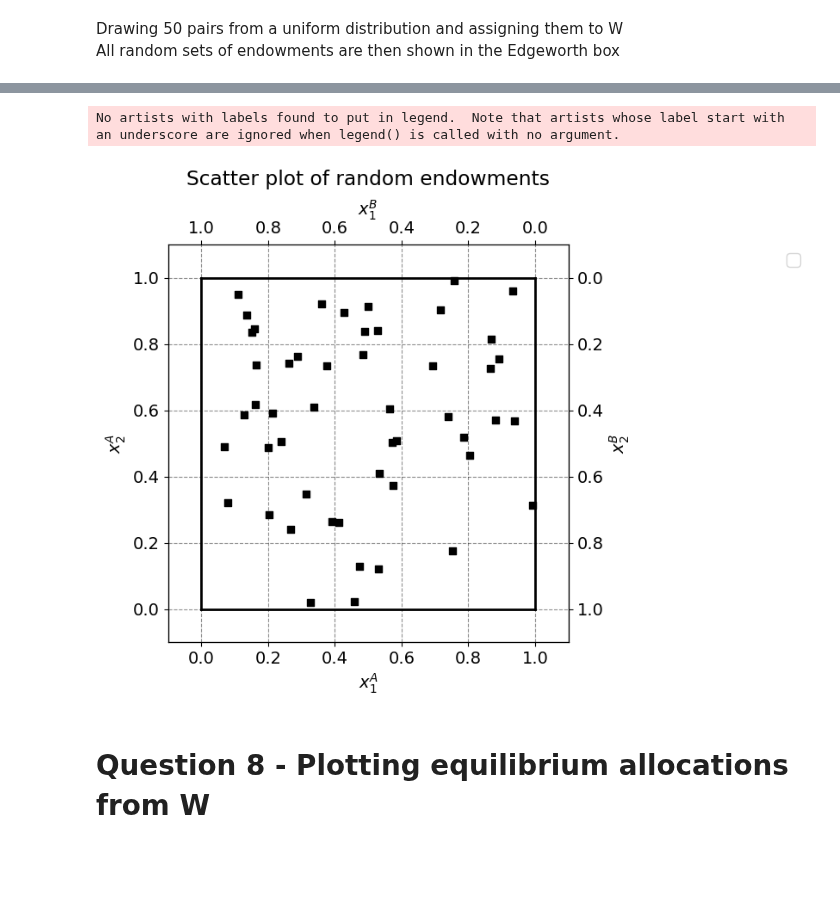
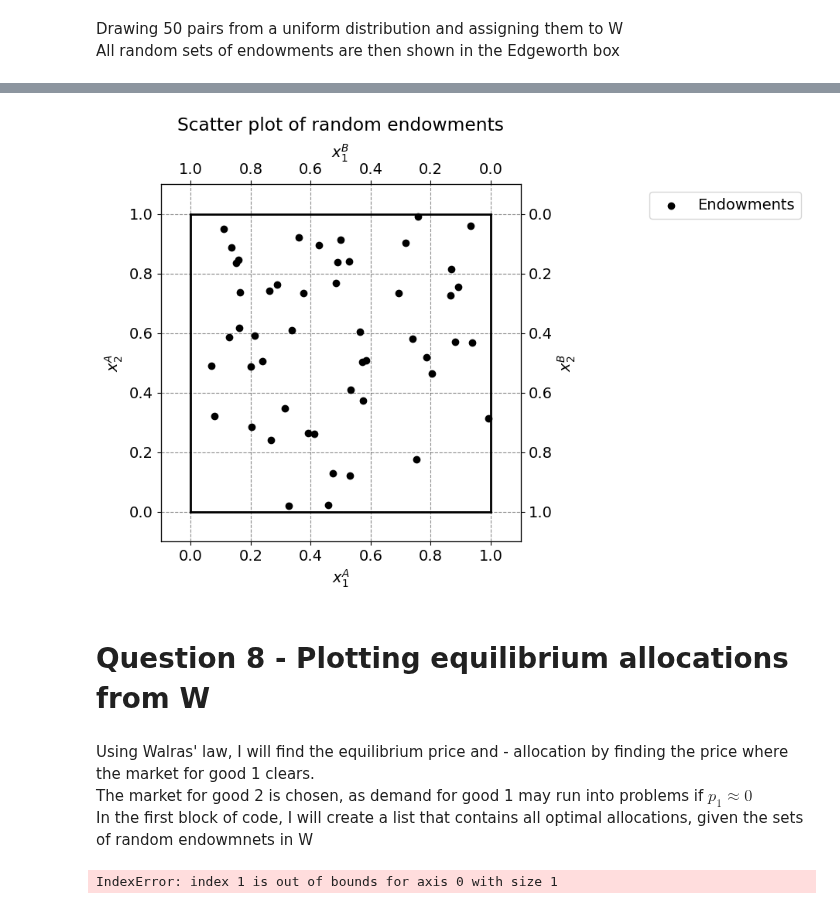
Before and after one commit to NumEconCopenhagen/projects-2024-kt, a Jupyter notebook: inauguralproject/inauguralproject.ipynb, the cells around one changed output, grey strips where cells are left out. Cells and saved outputs as stored; diff of their text form; code cells hidden in the pictures; blank space fills up the shorter version.

```diff
--- a/inauguralproject/inauguralproject.ipynb
+++ b/inauguralproject/inauguralproject.ipynb
@@ -435,16 +435,12 @@ When A chooses prices and consumes left over supply the utility share of aggrega
 Drawing 50 pairs from a uniform distribution and assigning them to W\
 All random sets of endowments are then shown in the Edgeworth box
 # %%
-# Seed and state ensures same output
-np.random.seed(2000)
-state = np.random.get_state()
-np.random.set_state(state)
-
+# Seed ensures same output
+seed = 2000
 S = 50
-q7_w1 = np.random.uniform(low=0, high=1, size=S)
-q7_w2 = np.random.uniform(low=0, high=1, size=S)
+np.random.seed(seed)
 W = []
 
-for i in range(S):
-    W.append([q7_w1[i],q7_w2[i]])
-    print(W[i])
+omega1 = np.random.uniform(low=0, high=1, size=S)
+omega2 = np.random.uniform(low=0, high=1, size=S)
+W = [[omega1[i], omega2[i]] for i in range(S)]
@@ -473,37 +451,64 @@ w2bar = 1.0
 
 # b. figure set up
 fig = plt.figure(frameon=False,figsize=(6,6), dpi=100)
 ax_A = fig.add_subplot(1, 1, 1)
 
 ax_A.set_xlabel("$x_1^A$")
 ax_A.set_ylabel("$x_2^A$")
 
 temp = ax_A.twinx()
 temp.set_ylabel("$x_2^B$")
 ax_B = temp.twiny()
 ax_B.set_xlabel("$x_1^B$")
 ax_B.invert_xaxis()
 ax_B.invert_yaxis()
 
 # Plotting random draws
-for w in W:
-    ax_A.scatter(w[0], w[1], marker = 's', color = 'black')
+ax_A.scatter([omega[0] for omega in W], [omega[1] for omega in W], label='Endowments', color='black')
 
 # limits
 ax_A.plot([0,w1bar],[0,0],lw=2,color='black')
 ax_A.plot([0,w1bar],[w2bar,w2bar],lw=2,color='black')
 ax_A.plot([0,0],[0,w2bar],lw=2,color='black')
 ax_A.plot([w1bar,w1bar],[0,w2bar],lw=2,color='black')
 
 ax_A.set_xlim([-0.1, w1bar + 0.1])
 ax_A.set_ylim([-0.1, w2bar + 0.1])
 ax_B.set_xlim([w1bar + 0.1, -0.1])
 ax_B.set_ylim([w2bar + 0.1, -0.1])
 
 plt.title('Scatter plot of random endowments', pad = 50)
-ax_A.legend(frameon=True,loc='upper right', bbox_to_anchor=(1.6,1.0));
+ax_A.legend(frameon=True,loc='upper right', bbox_to_anchor=(1.8,1.0));
 # %% [output]
-No artists with labels found to put in legend.  Note that artists whose label start with an underscore are ignored when legend() is called with no argument.
-[figure, old version]
+[figure, new version]
 # %% [markdown]
 # Question 8 - Plotting equilibrium allocations from W
+# %% [markdown]
+Using Walras' law, I will find the equilibrium price and - allocation by finding the price where the market for good 1 clears.\
+The market for good 2 is chosen, as demand for good 1 may run into problems if $p_1 \approx 0$\
+In the first block of code, I will create a list that contains all optimal allocations, given the sets of random endowmnets in W
+# %%
+# List of optimal allocations given random endowments
+random_opt_allo = []
+
+# Demand functions for good 2
+def eq2A(p1, omega1, omega2):
+    return (1-par.alpha) * (p1*omega1 + omega2)
+
+def eq2B(p1, omega1, omega2):
+    return (1-par.beta) * (p1*(1 - omega1) + (1 - omega2))
+
+# Market clearing when error is close to 0
+def market_clearing(p1, omega1, omega2):
+    error = abs(eq2A(p1, omega1, omega2)) + abs(eq2B(p1, omega1, omega2)) -1
+    return abs(error)
+
+def eq_price(omega1, omega2):
+    price = optimize.minimize(market_clearing, x0=0.5, args=(omega1, omega2), constraints= cons, bounds=[(0, None)])
+    return price.x[0]
+
+for omega in W:
+    eq_p1 = eq_price(omega[0], omega[1])
+    random_opt_allo.append(model.demand_A(eq_p1))
+# %% [output]
+IndexError: index 1 is out of bounds for axis 0 with size 1
```
Also changed, not shown: parts of 3 cells of this notebook, 1 other file.
